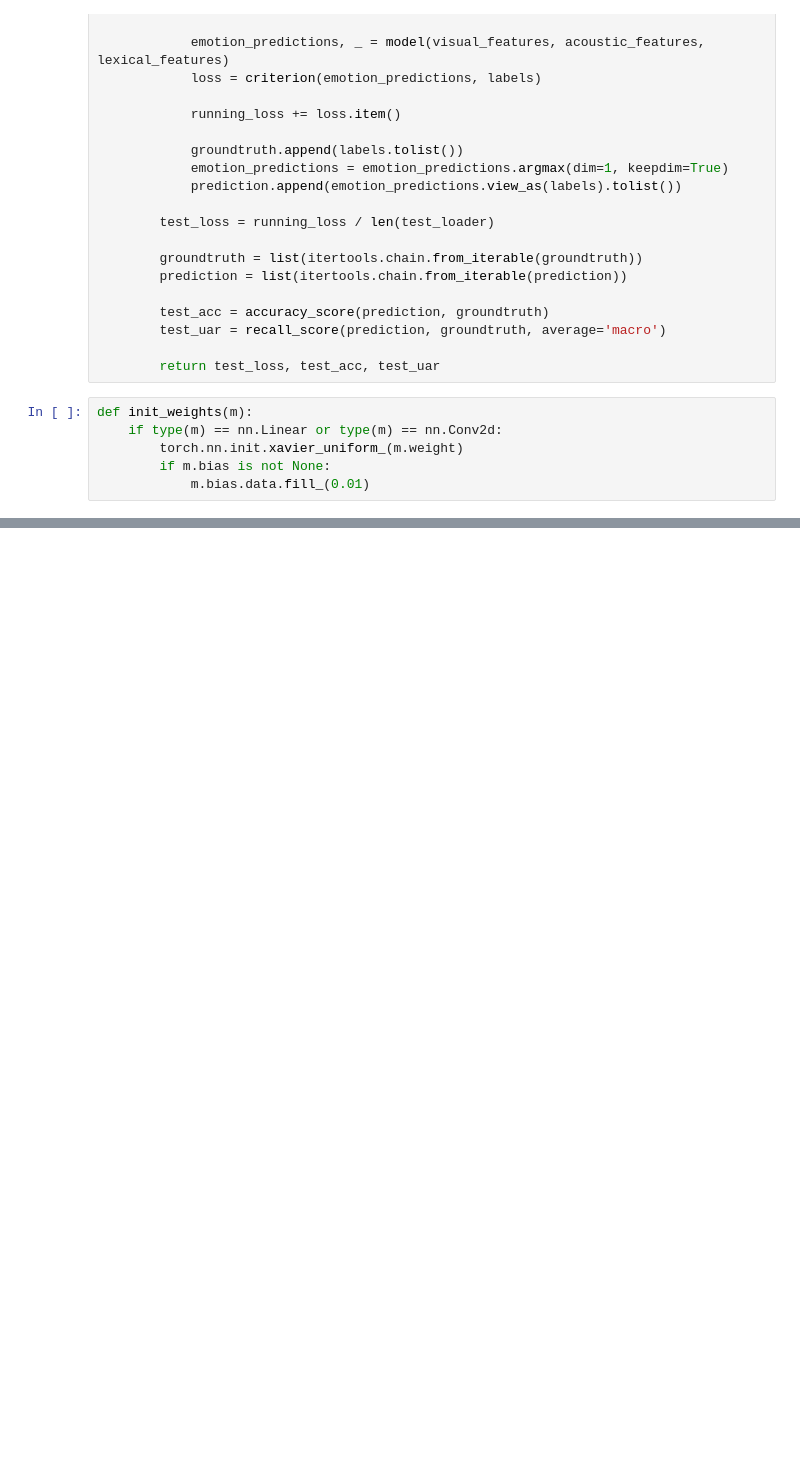
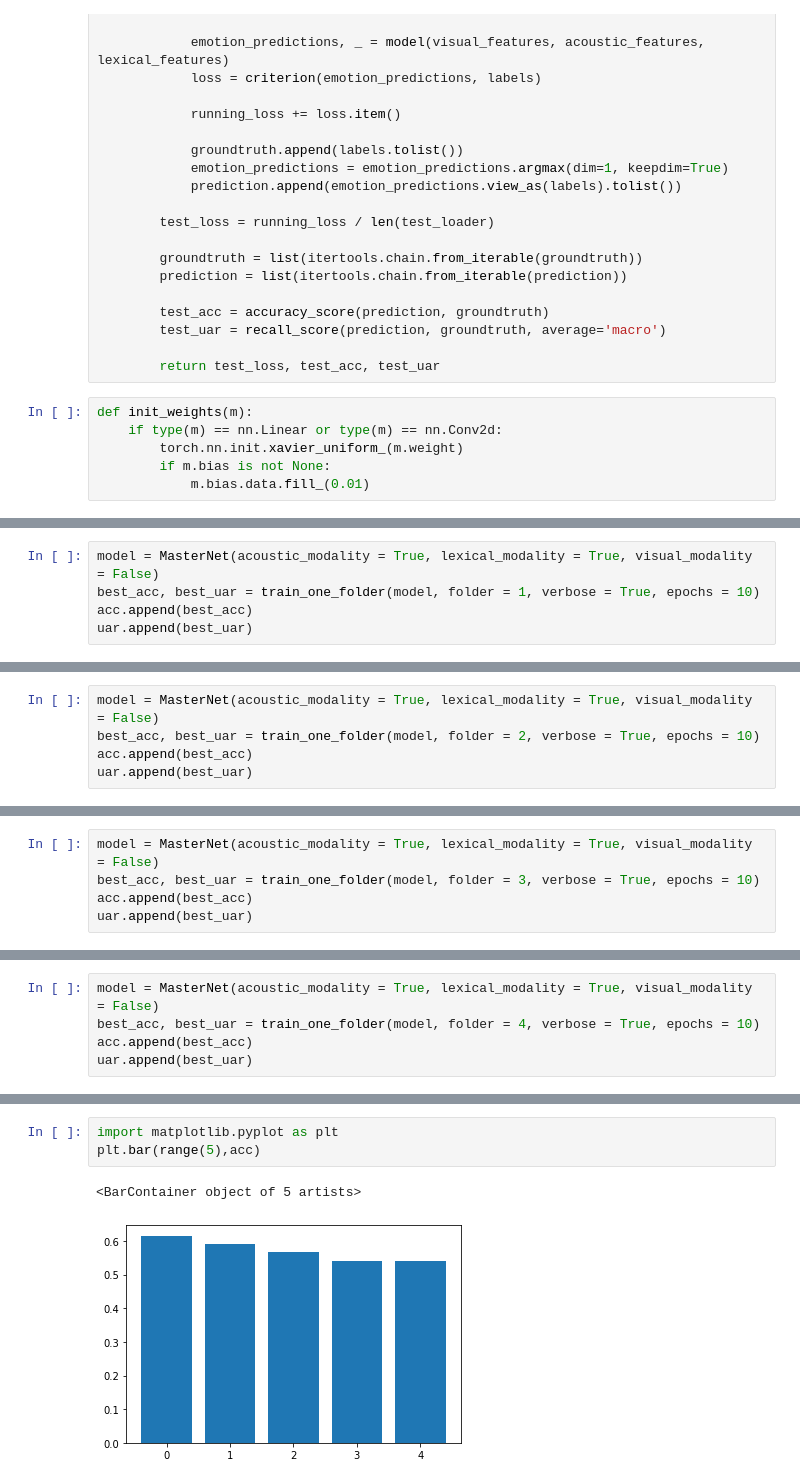
Before and after one commit to BrandonThaiTran/stressed_emotion, a Jupyter notebook: code/models.ipynb, the cells around one changed output, grey strips where cells are left out. Cells and saved outputs as stored; diff of their text form; blank space fills up the shorter version.

```diff
--- a/code/models.ipynb
+++ b/code/models.ipynb
@@ -456,0 +498,5 @@ RuntimeError: Given groups=1, weight of size [32, 40, 2], expected input[8, 750,
+# %%
+model = MasterNet(acoustic_modality = True, lexical_modality = True, visual_modality = False)
+best_acc, best_uar = train_one_folder(model, folder = 1, verbose = True, epochs = 10)
+acc.append(best_acc)
+uar.append(best_uar)
@@ -456,0 +524,5 @@ RuntimeError: Given groups=1, weight of size [32, 40, 2], expected input[8, 750,
+# %%
+model = MasterNet(acoustic_modality = True, lexical_modality = True, visual_modality = False)
+best_acc, best_uar = train_one_folder(model, folder = 2, verbose = True, epochs = 10)
+acc.append(best_acc)
+uar.append(best_uar)
@@ -456,0 +550,5 @@ RuntimeError: Given groups=1, weight of size [32, 40, 2], expected input[8, 750,
+# %%
+model = MasterNet(acoustic_modality = True, lexical_modality = True, visual_modality = False)
+best_acc, best_uar = train_one_folder(model, folder = 3, verbose = True, epochs = 10)
+acc.append(best_acc)
+uar.append(best_uar)
@@ -456,0 +576,5 @@ RuntimeError: Given groups=1, weight of size [32, 40, 2], expected input[8, 750,
+# %%
+model = MasterNet(acoustic_modality = True, lexical_modality = True, visual_modality = False)
+best_acc, best_uar = train_one_folder(model, folder = 4, verbose = True, epochs = 10)
+acc.append(best_acc)
+uar.append(best_uar)
@@ -456,0 +602,6 @@ RuntimeError: Given groups=1, weight of size [32, 40, 2], expected input[8, 750,
+# %%
+import matplotlib.pyplot as plt
+plt.bar(range(5),acc)
+# %% [output]
+<BarContainer object of 5 artists>
+[figure, added]
```
Also changed, not shown: parts of 23 cells of this notebook.
